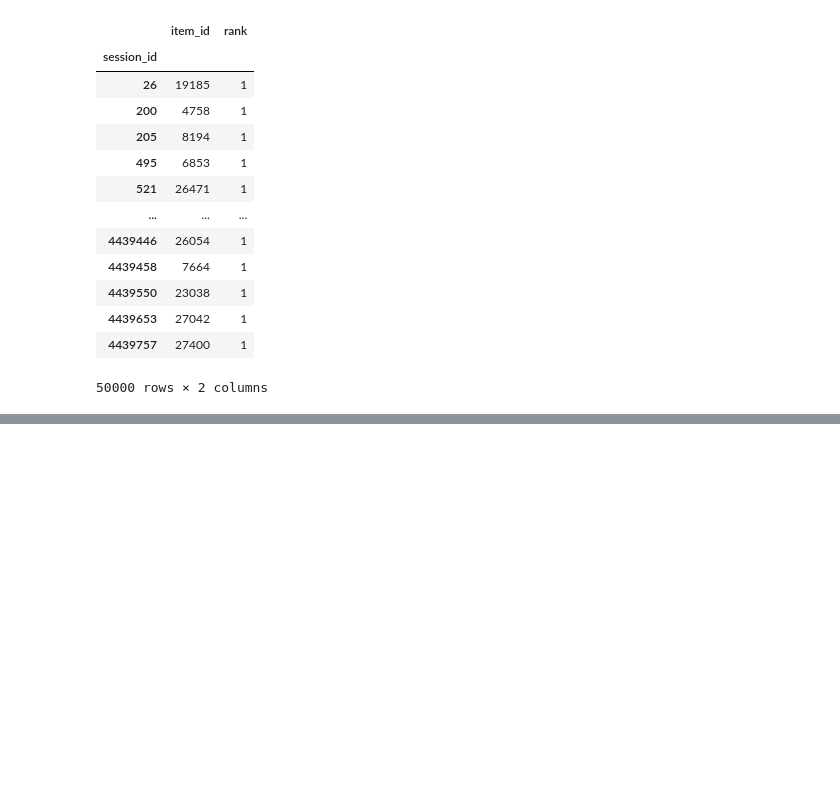
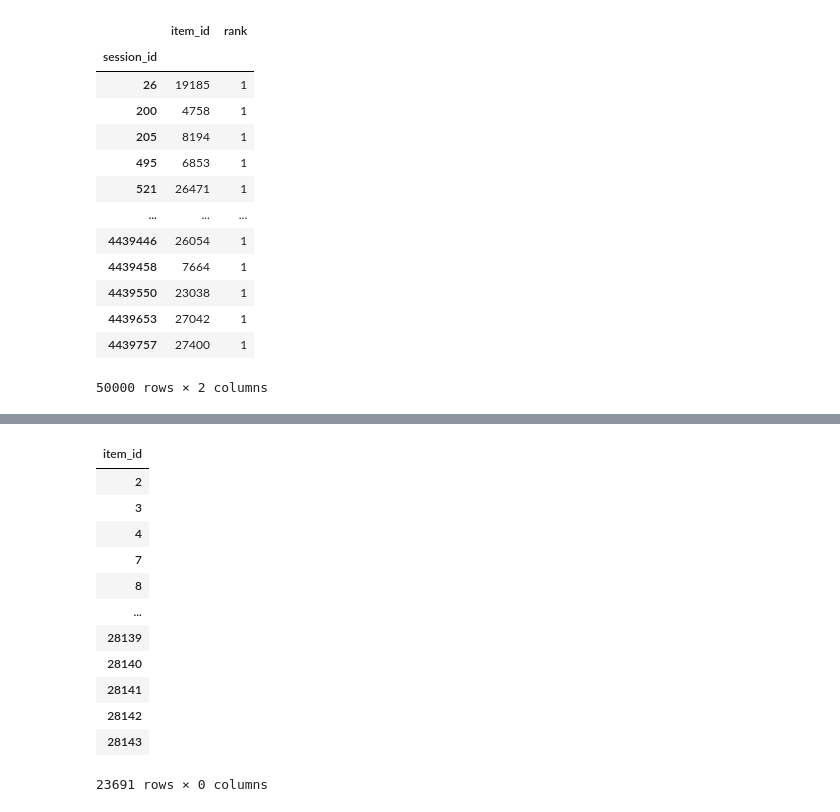
Before and after one commit to Ananassio/Data-Science_lab, a Jupyter notebook: Project/Data.ipynb, the cells around one changed output, grey strips where cells are left out. Cells and saved outputs as stored; diff of their text form; code cells hidden in the pictures; blank space fills up the shorter version.

```diff
--- a/Project/Data.ipynb
+++ b/Project/Data.ipynb
@@ -415,0 +437,16 @@ test3.to_csv('test3.csv')
+# %%
+dd.pivot_table(index='item_id',columns='feature_category_id',  fill_value=0)
+# %% [output]
+| item_id |
+| 2 |
+| 3 |
+| 4 |
+| 7 |
+| 8 |
+| ... |
+| 28139 |
+| 28140 |
+| 28141 |
+| 28142 |
+| 28143 |
+23691 rows × 0 columns
```
Also changed, not shown: parts of 6 cells of this notebook.
